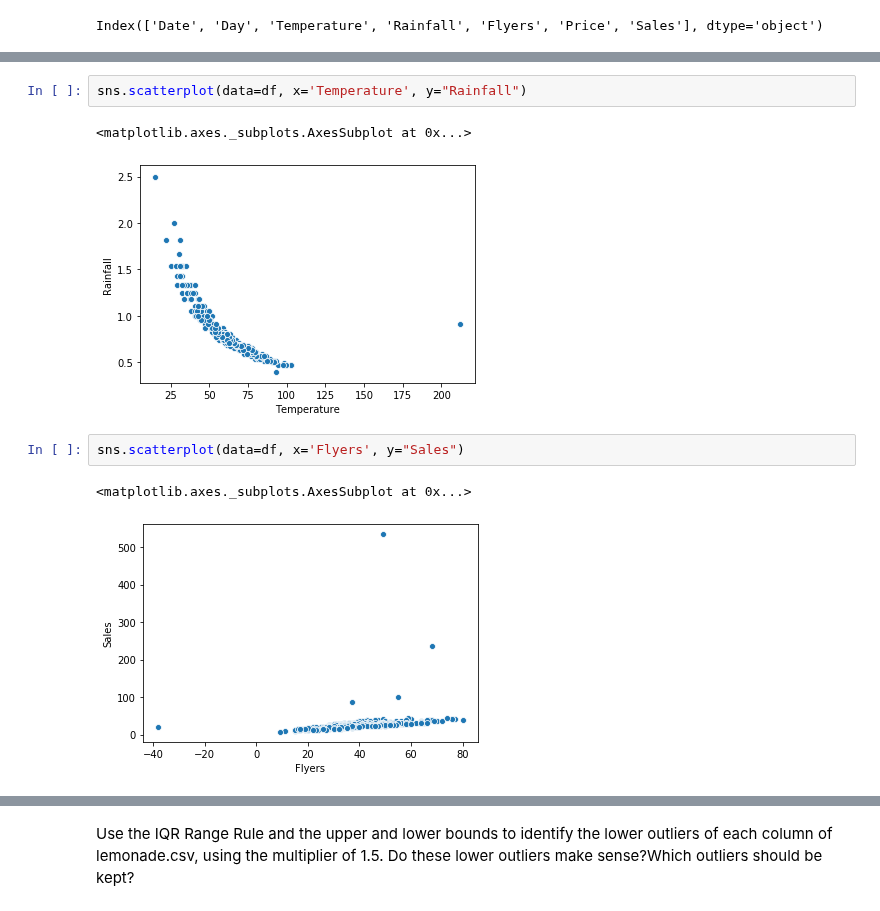
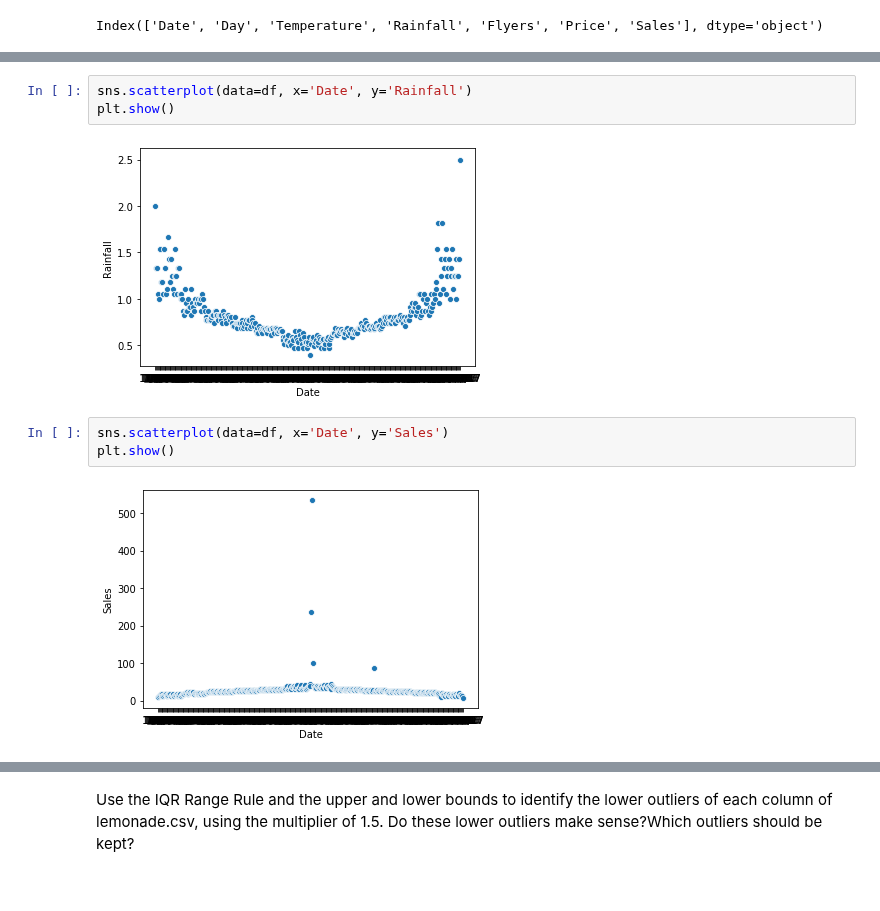
Before and after one commit to cari-holmes/ds-methodologies-exercises, a Jupyter notebook: anomaly_detection/continuous_probabilistic_methods.ipynb, the cells around one changed output, grey strips where cells are left out. Saved outputs shown, nothing was run; the diff lists cells and outputs as text.

```diff
--- a/anomaly_detection/continuous_probabilistic_methods.ipynb
+++ b/anomaly_detection/continuous_probabilistic_methods.ipynb
@@ -81,10 +80,10 @@ sns.relplot(x='Price', y='Sales', data=df)
 # %%
-sns.scatterplot(data=df, x='Temperature', y="Rainfall")
+sns.scatterplot(data=df, x='Date', y='Rainfall')
+plt.show()
 # %% [output]
-<matplotlib.axes._subplots.AxesSubplot at 0x...>
-[figure, old version]
+[figure, new version]
 # %%
-sns.scatterplot(data=df, x='Flyers', y="Sales")
+sns.scatterplot(data=df, x='Date', y='Sales')
+plt.show()
 # %% [output]
-<matplotlib.axes._subplots.AxesSubplot at 0x...>
-[figure, old version]
+[figure, new version]
```
Also changed, not shown: parts of 39 cells of this notebook.
